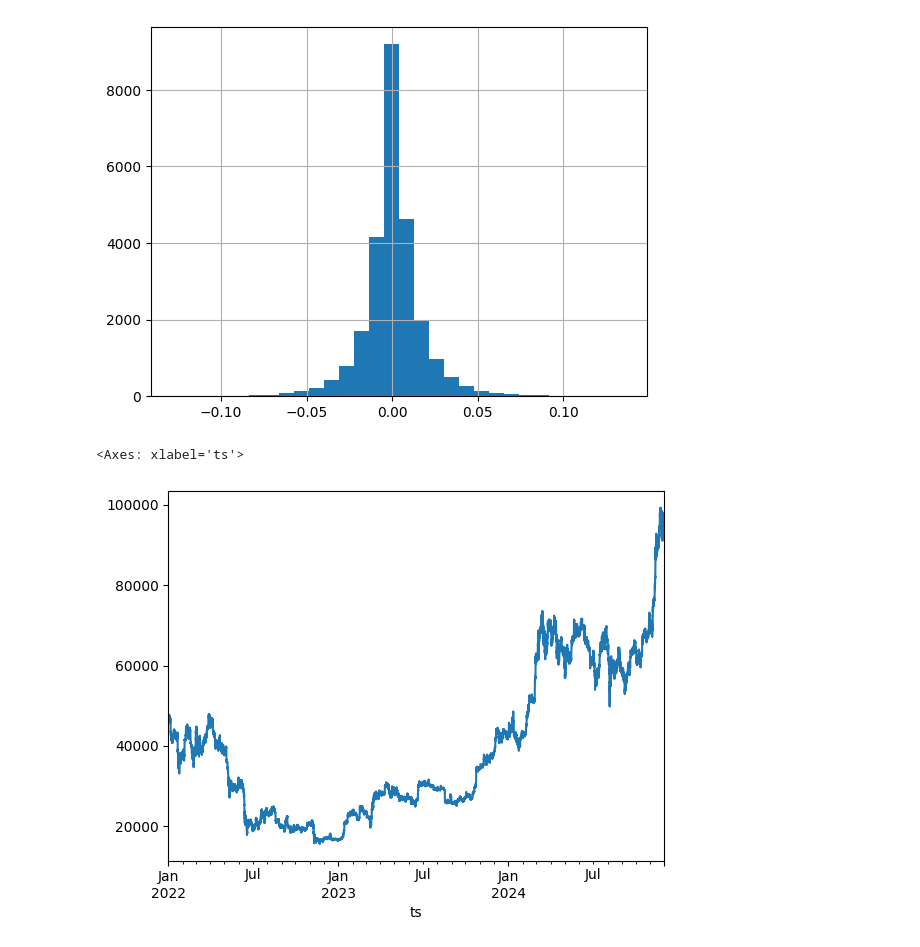
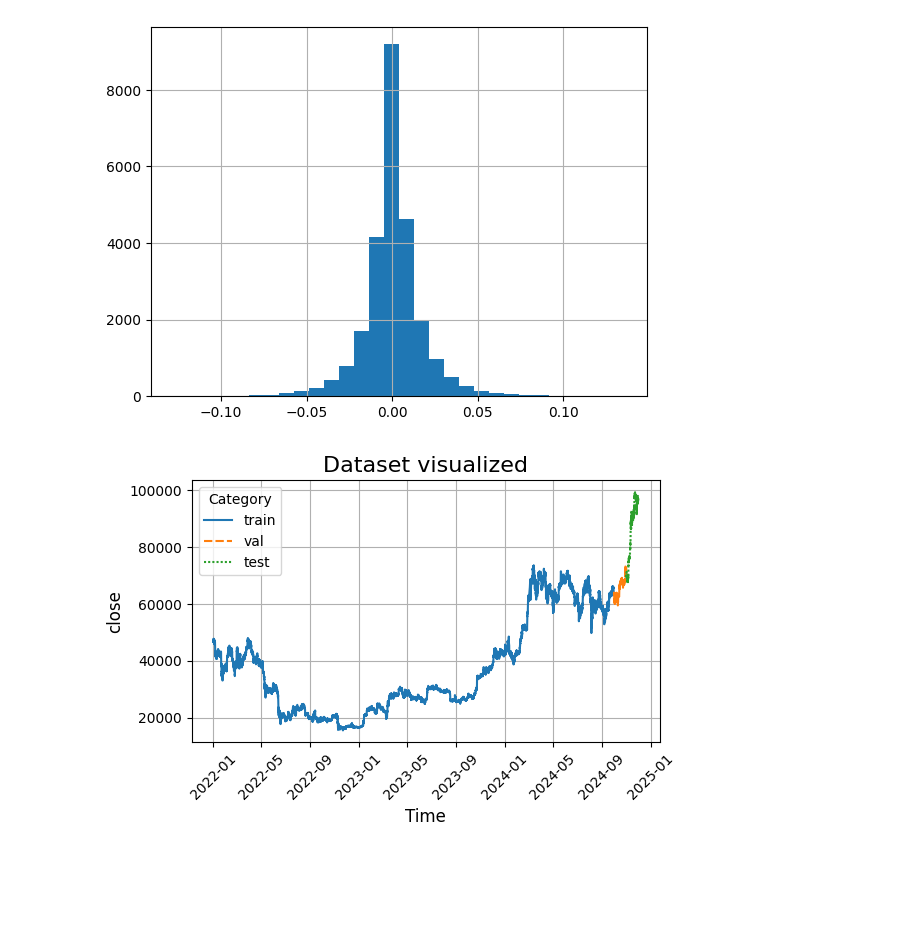
Before and after one commit to VojtechCermak/edo-case-study, a Jupyter notebook: 1-prepare-data.ipynb, the cells around one changed output. Cells and saved outputs as stored; diff of their text form; code cells hidden in the pictures; blank space fills up the shorter version.

```diff
--- a/1-prepare-data.ipynb
+++ b/1-prepare-data.ipynb
@@ -199,7 +199,19 @@ df_h1['target_ret'].hist(bins=30)
 <Axes: >
 [figure]
 # %%
-df_h1['close'].plot()
+import seaborn as sns
+import matplotlib.pyplot as plt
+
+plt.figure(figsize=(6, 4))
+sns.lineplot(data=df_h1, x="ts", y="close", hue="split", style="split", palette="tab10")
+plt.title("Dataset visualized", fontsize=16)
+plt.xlabel("Time", fontsize=12)
+plt.ylabel("close", fontsize=12)
+plt.legend(title="Category", fontsize=10)
+plt.grid(True)
+plt.xticks(rotation=45)
+plt.tight_layout()
+
+plt.show()
 # %% [output]
-<Axes: xlabel='ts'>
-[figure, old version]
+[figure, new version]
```
Also changed, not shown: 1 other file.
